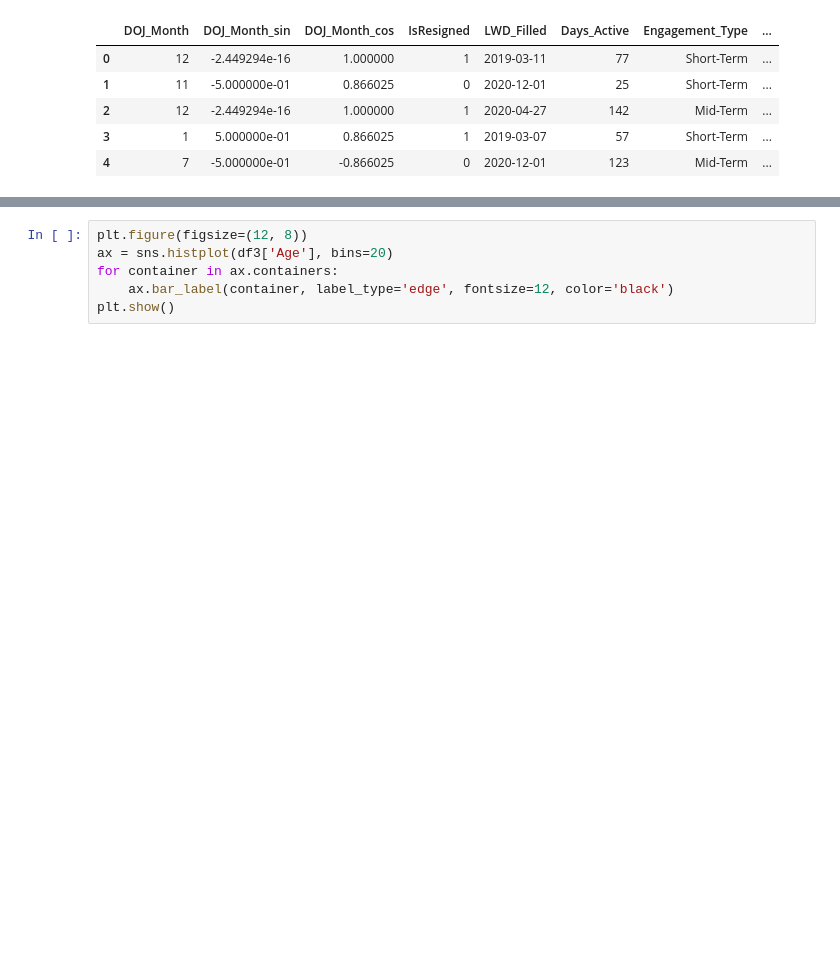
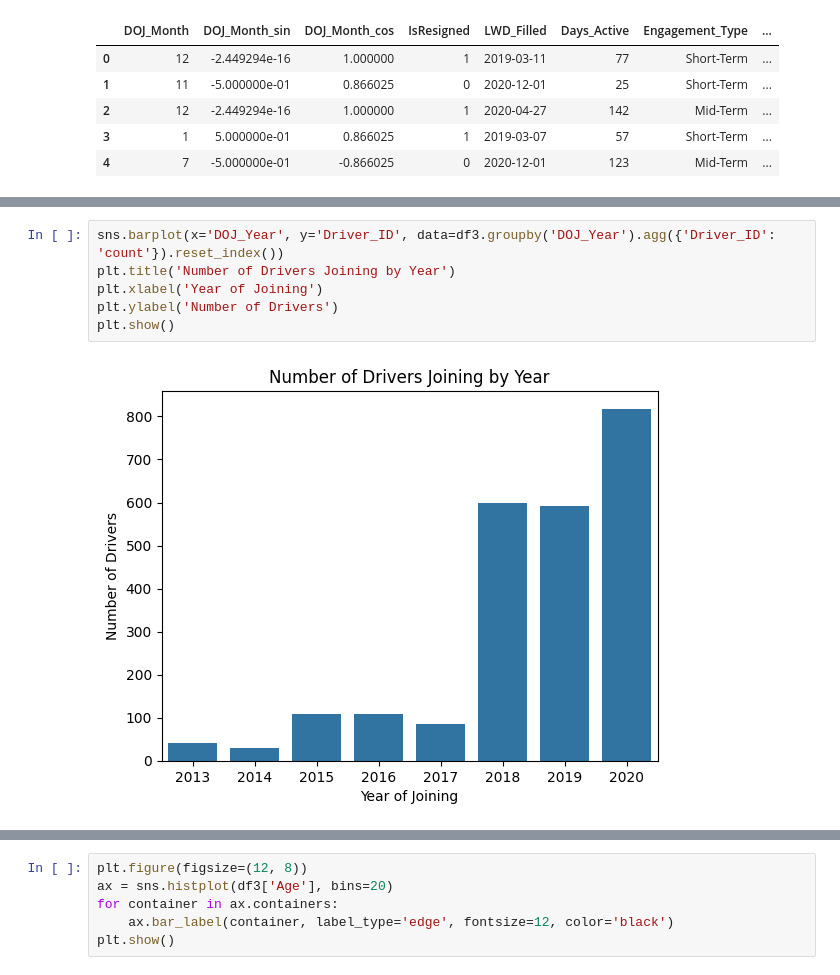
Before and after one commit to akshaykumar2972/POC2025, a Jupyter notebook: POC_Ola.ipynb, the cells around one changed output, grey strips where cells are left out. Saved outputs shown, nothing was run; the diff lists cells and outputs as text; blank space fills up the shorter version.

```diff
--- a/POC_Ola.ipynb
+++ b/POC_Ola.ipynb
@@ -363,0 +509,8 @@ df3.iloc[:5,15:]
+# %%
+sns.barplot(x='DOJ_Year', y='Driver_ID', data=df3.groupby('DOJ_Year').agg({'Driver_ID': 'count'}).reset_index())
+plt.title('Number of Drivers Joining by Year')
+plt.xlabel('Year of Joining')
+plt.ylabel('Number of Drivers')
+plt.show()
+# %% [output]
+[figure, added]
```
Also changed, not shown: parts of 18 cells of this notebook.
